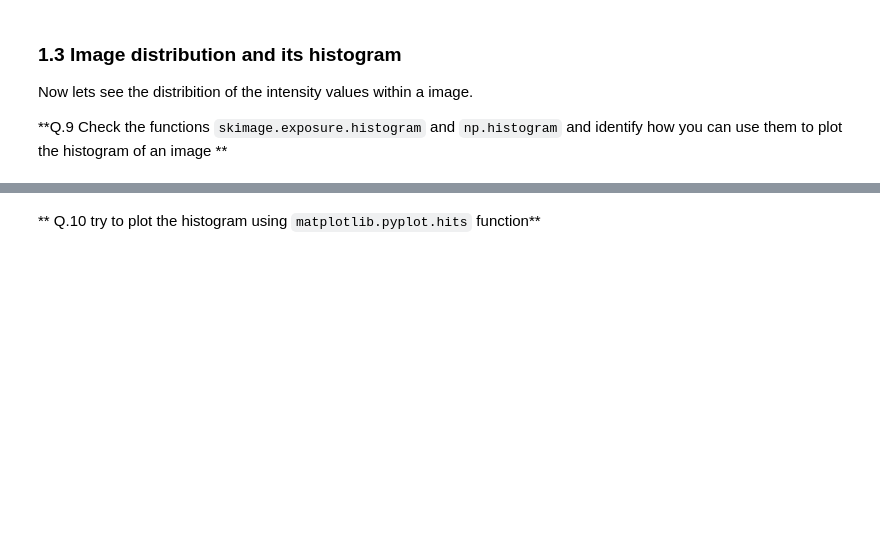
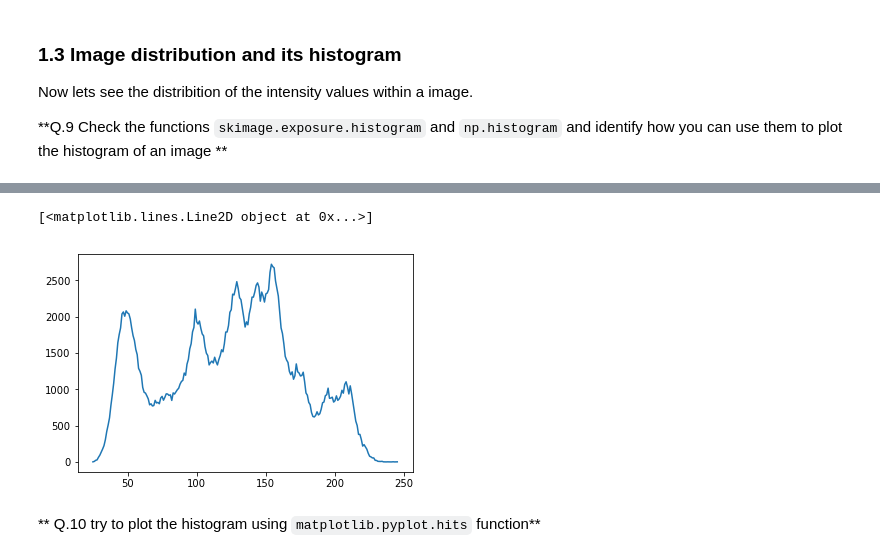
Before and after one commit to henryogene20/B31XB-IIP-TP-1718, a Jupyter notebook: 1-introducion/1-introduction-skimage.ipynb, the cells around one changed output, grey strips where cells are left out. Cells and saved outputs as stored; diff of their text form; code cells hidden in the pictures; blank space fills up the shorter version.

```diff
--- a/1-introducion/1-introduction-skimage.ipynb
+++ b/1-introducion/1-introduction-skimage.ipynb
@@ -152,2 +162,10 @@ Now lets see the distribition of the intensity values within a image.
+# %%
+np.histogram??
+import skimage
+bins = skimage.exposure.histogram(lena_im,nbins=256)
+plt.plot(bins[1], bins[0])
+# %% [output]
+[<matplotlib.lines.Line2D object at 0x...>]
+[figure, added]
 # %% [markdown]
 ** Q.10 try to plot the histogram using `matplotlib.pyplot.hits` function**
```
Also changed, not shown: parts of 3 cells of this notebook, 1 other file.
